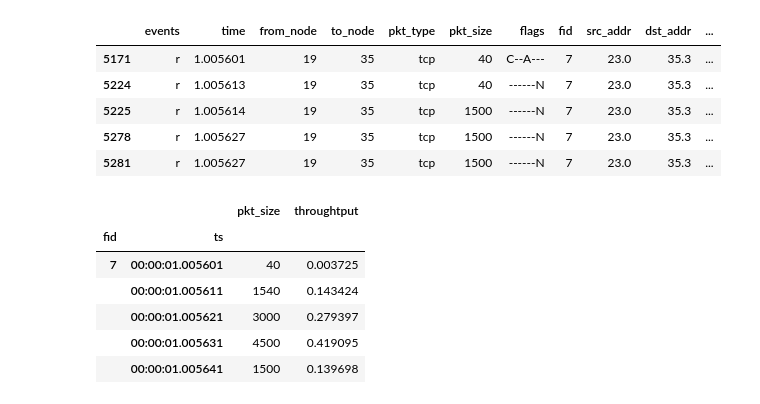
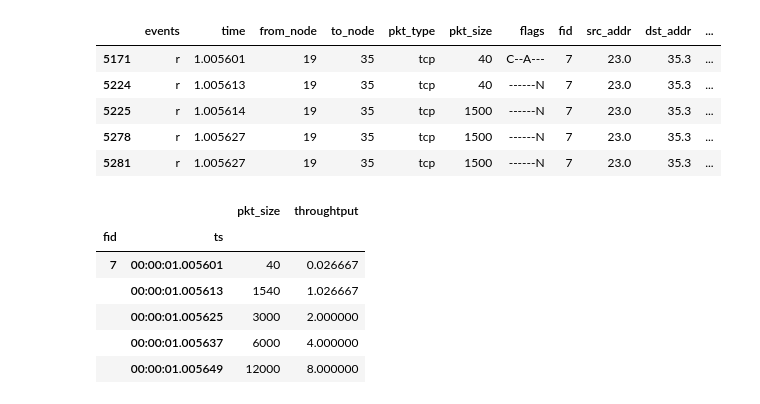
Before and after one commit to Peixuan670/HyLine, a Jupyter notebook: singlenode_bottleneck/notebook/shortTh.ipynb, the cells around one changed output. Cells and saved outputs as stored; diff of their text form; code cells hidden in the pictures.

```diff
--- a/singlenode_bottleneck/notebook/shortTh.ipynb
+++ b/singlenode_bottleneck/notebook/shortTh.ipynb
@@ -42,22 +43,22 @@ pkt_size_series = pd.Series(r_event_in_dst['pkt_size'], index=r_event_in_dst['ts
 # %%
 # H       hourly frequency
 # T, min  minutely frequency
 # S       secondly frequency
 # L, ms   milliseonds
 # U, us   microseconds
 # N       nanoseconds
-microseconds = 10
+microseconds = 12
 shortTh = grouped[['ts', 'pkt_size']].resample(str(microseconds) + 'U', on='ts').sum()
 # GB
-shortTh['throughtput'] = shortTh['pkt_size'] / (microseconds * 1e-6) / 1000 / 1000 / 1000
+shortTh['throughtput'] = shortTh['pkt_size'] * 8 / (microseconds * 1e-6) / 1000 / 1000 / 1000
 shortTh.head()
 # %% [output]
 |  |  | pkt_size | throughtput |
 | fid | ts |  |  |
-| 7 | 00:00:01.005601 | 40 | 0.003725 |
-|  | 00:00:01.005611 | 1540 | 0.143424 |
-|  | 00:00:01.005621 | 3000 | 0.279397 |
-|  | 00:00:01.005631 | 4500 | 0.419095 |
-|  | 00:00:01.005641 | 1500 | 0.139698 |
+| 7 | 00:00:01.005601 | 40 | 0.026667 |
+|  | 00:00:01.005613 | 1540 | 1.026667 |
+|  | 00:00:01.005625 | 3000 | 2.000000 |
+|  | 00:00:01.005637 | 6000 | 4.000000 |
+|  | 00:00:01.005649 | 12000 | 8.000000 |
 # %%
 res = shortTh[['throughtput']].unstack()['throughtput'].T
```
Also changed, not shown: parts of 3 cells of this notebook, 1 other file.
